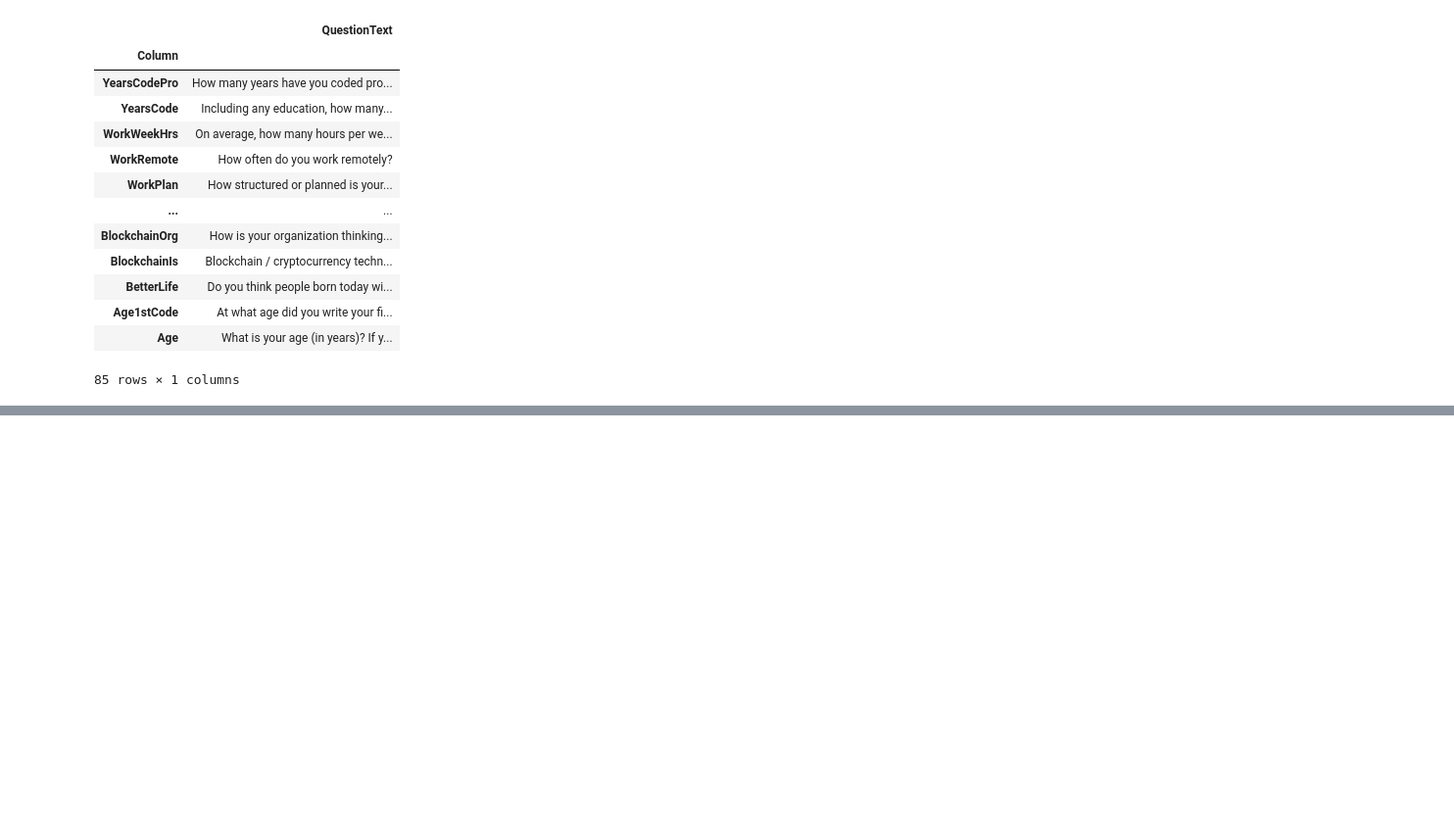
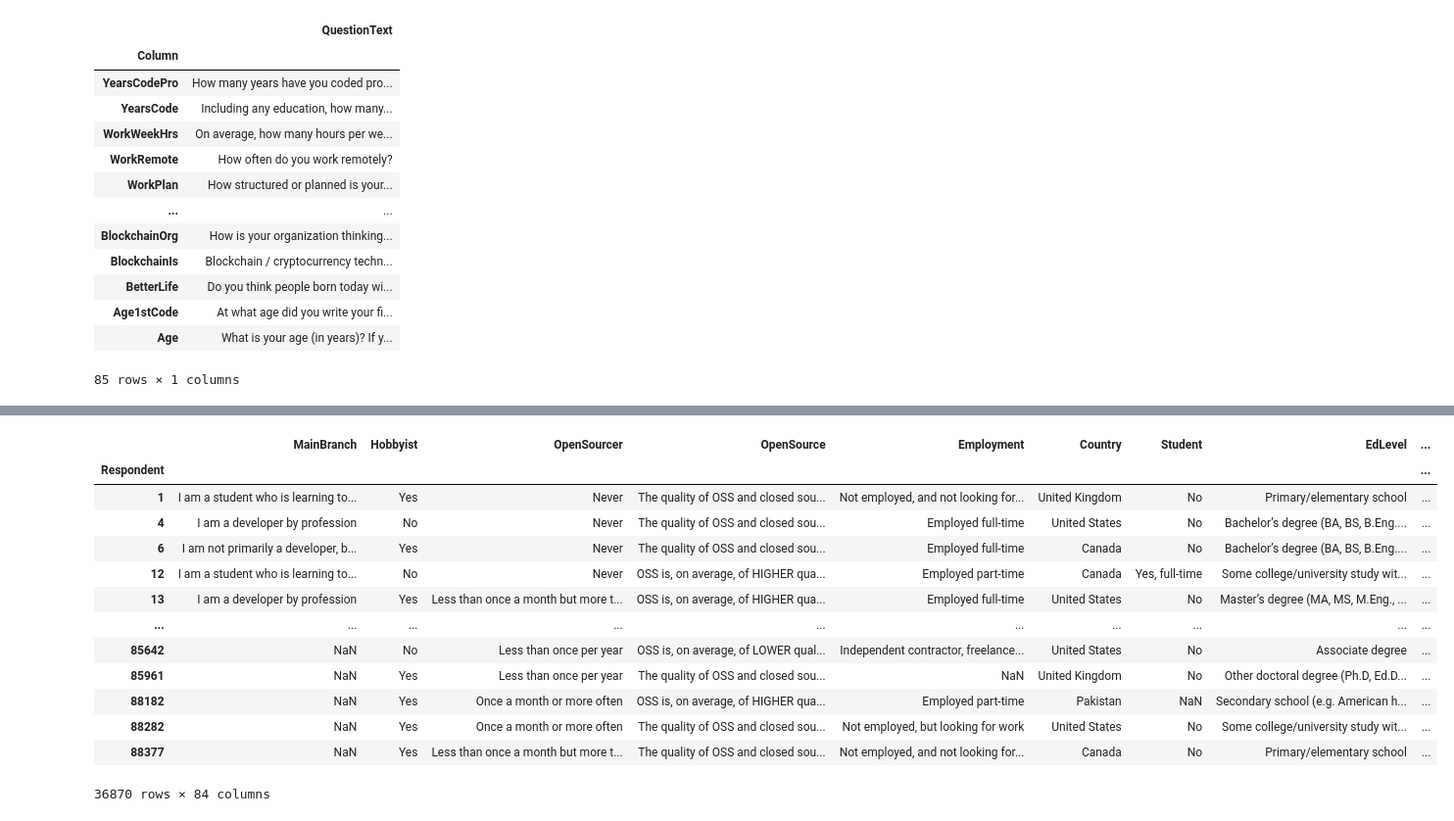
Before and after one commit to realfaiq/100-Days-of-Python, a Jupyter notebook: Data-Preprocessing/Pandas Demo.ipynb, the cells around one changed output, grey strips where cells are left out. Shown: that part at 98% size. Saved outputs shown, nothing was run; the diff lists cells and outputs as text; code cells hidden in the pictures; blank space fills up the shorter version.

Commit message:
Day 18: Moved on with Pandas learned about Filtering and Updating Rows and Columns.

```diff
--- a/Data-Preprocessing/Pandas Demo.ipynb
+++ b/Data-Preprocessing/Pandas Demo.ipynb
@@ -304,0 +326,21 @@ schema_df.sort_index(ascending = False)
+# %%
+countries = ['United States', 'United Kingdom', 'Pakistan', 'Germany', 'Canada']
+# %%
+filt = df['Country'].isin(countries)
+# %%
+df.loc[filt]
+# %% [output]
+|  | MainBranch | Hobbyist | OpenSourcer | OpenSource | Employment | Country | Student | EdLevel | ... |
+| Respondent |  |  |  |  |  |  |  |  | ... |
+| 1 | I am a student who is learning to... | Yes | Never | The quality of OSS and closed sou... | Not employed, and not looking for... | United Kingdom | No | Primary/elementary school | ... |
+| 4 | I am a developer by profession | No | Never | The quality of OSS and closed sou... | Employed full-time | United States | No | Bachelor’s degree (BA, BS, B.Eng.... | ... |
+| 6 | I am not primarily a developer, b... | Yes | Never | The quality of OSS and closed sou... | Employed full-time | Canada | No | Bachelor’s degree (BA, BS, B.Eng.... | ... |
+| 12 | I am a student who is learning to... | No | Never | OSS is, on average, of HIGHER qua... | Employed part-time | Canada | Yes, full-time | Some college/university study wit... | ... |
+| 13 | I am a developer by profession | Yes | Less than once a month but more t... | OSS is, on average, of HIGHER qua... | Employed full-time | United States | No | Master’s degree (MA, MS, M.Eng., ... | ... |
+| ... | ... | ... | ... | ... | ... | ... | ... | ... | ... |
+| 85642 | NaN | No | Less than once per year | OSS is, on average, of LOWER qual... | Independent contractor, freelance... | United States | No | Associate degree | ... |
+| 85961 | NaN | Yes | Less than once per year | The quality of OSS and closed sou... | NaN | United Kingdom | No | Other doctoral degree (Ph.D, Ed.D... | ... |
+| 88182 | NaN | Yes | Once a month or more often | OSS is, on average, of HIGHER qua... | Employed part-time | Pakistan | NaN | Secondary school (e.g. American h... | ... |
+| 88282 | NaN | Yes | Once a month or more often | The quality of OSS and closed sou... | Not employed, but looking for work | United States | No | Some college/university study wit... | ... |
+| 88377 | NaN | Yes | Less than once a month but more t... | The quality of OSS and closed sou... | Not employed, and not looking for... | Canada | No | Primary/elementary school | ... |
+36870 rows × 84 columns
```
Also changed, not shown: parts of 13 cells of this notebook, 1 other file.
